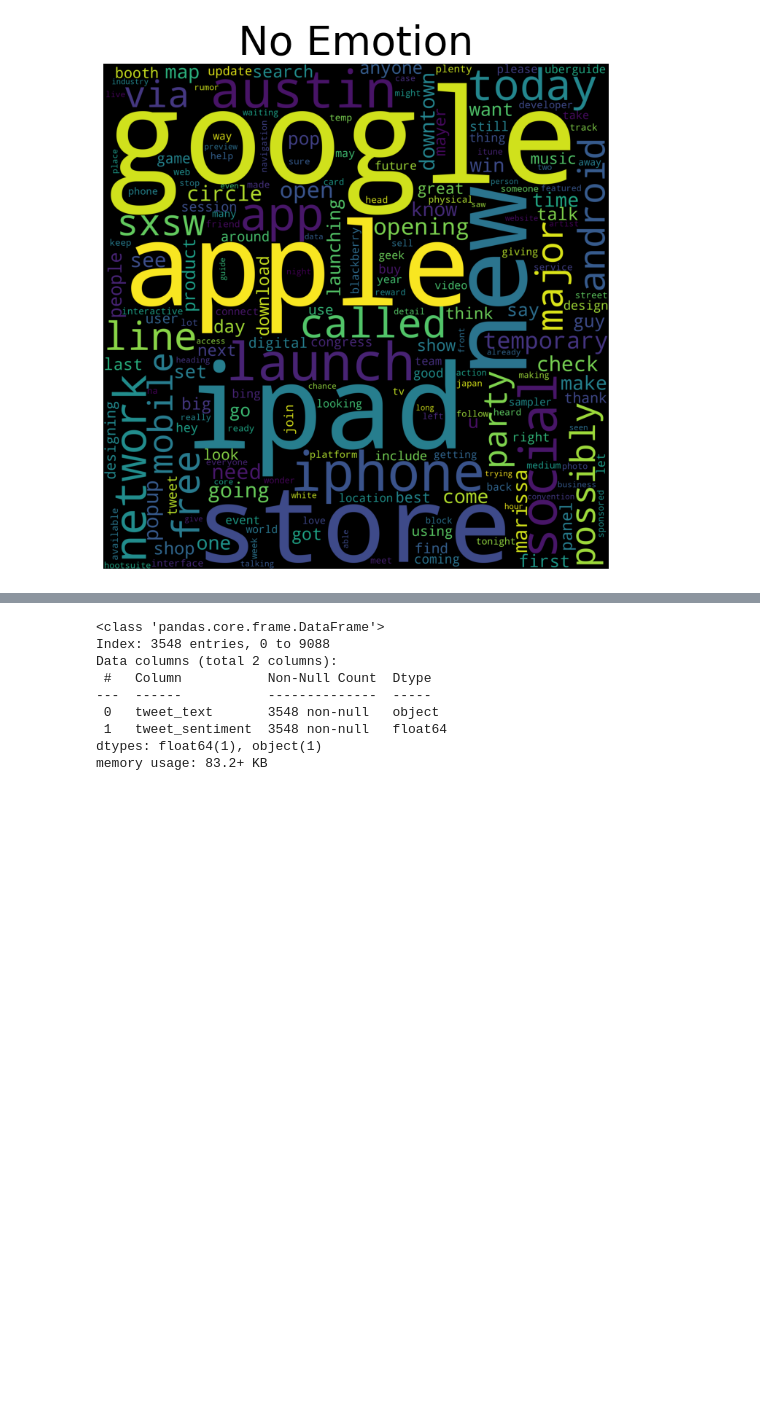
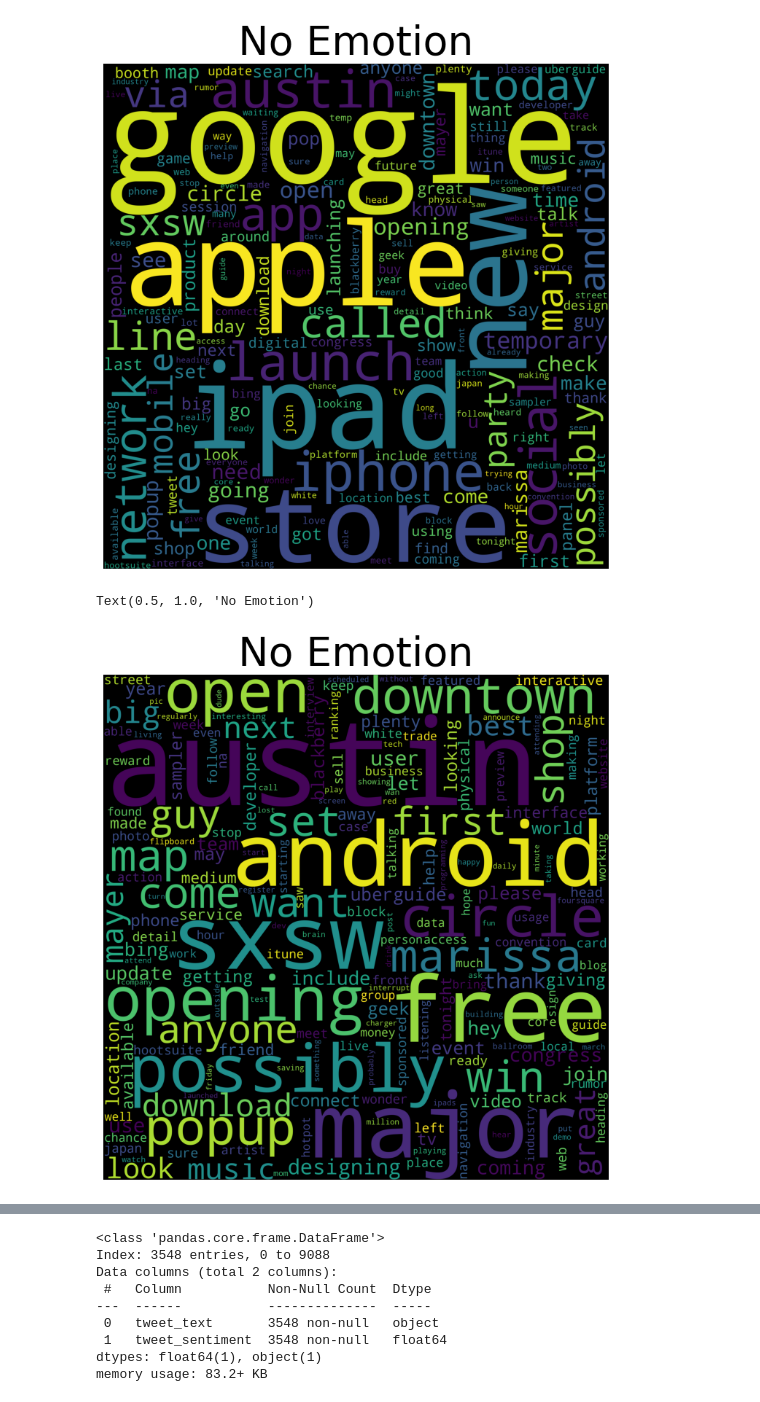
Before and after one commit to josh-g-grimes/Twitter-Sentiment-NLP, a Jupyter notebook: notebook.ipynb, the cells around one changed output, grey strips where cells are left out. Cells and saved outputs as stored; diff of their text form; code cells hidden in the pictures; blank space fills up the shorter version.

Commit message:
Data Understanding - Explore Data - Visualize Word Maps for Each Emotion

```diff
--- a/notebook.ipynb
+++ b/notebook.ipynb
@@ -192,0 +208,42 @@ Text(0.5, 1.0, 'No Emotion')
+# %%
+#find the most frequent words
+def getting_stops(freq_dist, top_n):
+  words = []
+  for word, frequency in freq_dist.most_common(top_n):
+    words.append(word)
+  return words
+# %%
+#Create a list of the top 100 most frequent words shared by each of the emotion sentiments
+word_list = []
+for emotion in emotion_word_counts.keys():
+  word_list.append(getting_stops(emotion_word_counts[emotion], 1000))
+
+stops = list(set.intersection(*map(set, word_list)))
+# %%
+def lem_process_doc(text):
+
+    text = text.lower() #lowercase all the text
+
+    stop_words = stopwords.words('english') #import stop word list
+    twitter_stop_words = ['RT', 'twitter']
+    stop_words_modified = list(itertools.chain(twitter_stop_words, stop_words, stops)) #combining stop words and twitter stop words
+
+    wnl = WordNetLemmatizer() ###Lemmatize words
+    doc_norm = [tok for tok in word_tokenize(text) if ((tok.isalpha()) & (tok not in stop_words_modified))] ###Tokenize Words
+
+    return " ".join([wnl.lemmatize(tok) for tok in doc_norm])
+# %%
+No_emotion_text = lem_process_doc(No_emotion_text)
+Negative_emotion_text = lem_process_doc(Negative_emotion_text)
+Positive_emotion_text = lem_process_doc(Positive_emotion_text)
+Cant_tell_emotion_text = lem_process_doc(Cant_tell_emotion_text)
+# %%
+#Creates a Word Cloud for the most common words in tweets with No Emotion towards a product
+plt.figure(figsize=(10, 9))
+cloud = WordCloud(background_color='black', collocations=False, width=2500, height=2500).generate(No_emotion_text)
+plt.imshow(cloud)
+plt.axis('off')
+plt.title('No Emotion', fontsize=40)
+# %% [output]
+Text(0.5, 1.0, 'No Emotion')
+[figure, added]
```
Also changed, not shown: parts of 4 cells of this notebook.
